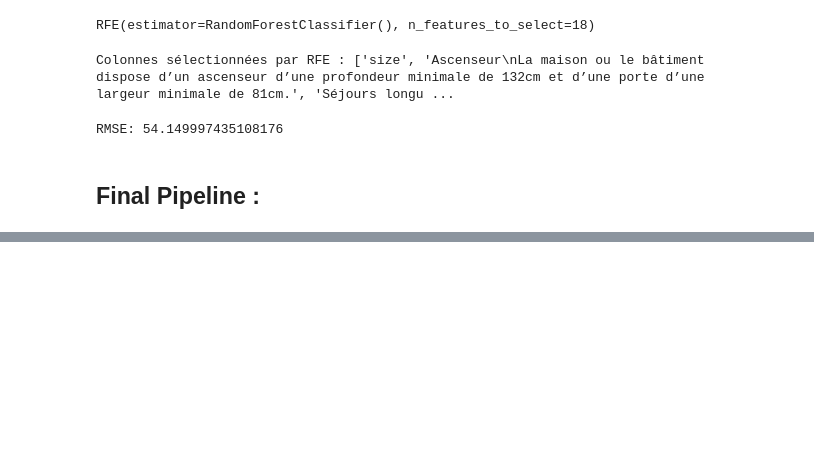
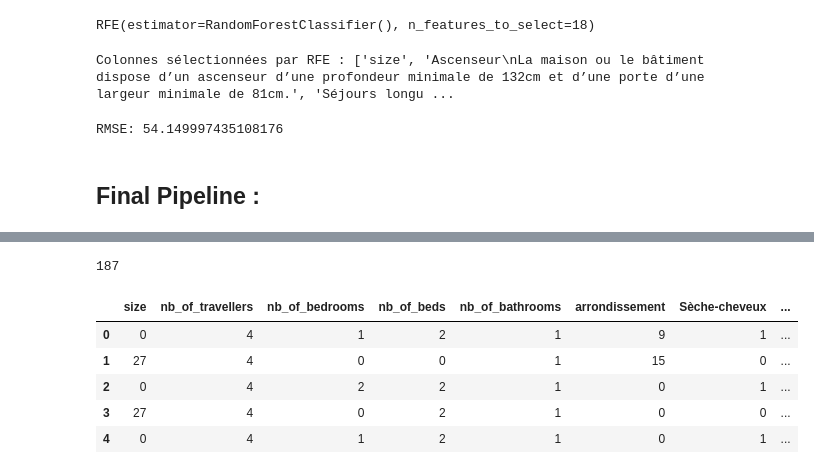
Before and after one commit to JuliusHayter/albert_project, a Jupyter notebook: notebooks/V1ML.ipynb, the cells around one changed output, grey strips where cells are left out. Saved outputs shown, nothing was run; the diff lists cells and outputs as text; code cells hidden in the pictures; blank space fills up the shorter version.

```diff
--- a/notebooks/V1ML.ipynb
+++ b/notebooks/V1ML.ipynb
@@ -546,0 +651,13 @@ Support Vector Regressor: R^2 = 0.02
+# %%
+df = map_and_combine_columns(df, 'Cuisinière à induction', 'cuisiniere à induction')
+df = map_and_combine_columns(df, 'Cuisinière électrique', 'cuisiniere electrique')
+df = map_and_combine_columns(df, 'Détecteur de fumée', 'detecteur de fumée')
+df = map_and_combine_columns(df, 'Espace de travail dédié', 'espace de travail')
+df = map_and_combine_columns(df, 'Four', 'four')
+df = map_and_combine_columns(df, 'Lave-linge', 'Lave linge')
+df = map_and_combine_columns(df, 'Lit parapluie', 'lit-parapluie')
+df = map_and_combine_columns(df, 'Lit pour bébé', 'lit pour bebe')
+df = map_and_combine_columns(df, 'Livres et jouets pour enfants', 'Livre / jouet')
+
+liste_column = df.columns.tolist()
+sorted(liste_column)
@@ -546,0 +682,11 @@ Support Vector Regressor: R^2 = 0.02
+# %%
+df = map_and_combine_columns(df, 'Réfrigérateur', 'refrigirateur')
+df = map_and_combine_columns(df, 'Savon pour le corps', 'Gel douche')
+df = map_and_combine_columns(df, 'Service de ménage', 'service de ménage disponible')
+df = map_and_combine_columns(df, 'Shampoing', 'shampoing')
+df = map_and_combine_columns(df, 'Système audio Bluetooth', 'systeme audio bluetooth')
+df = map_and_combine_columns(df, 'TV', 'Télévision')
+df = map_and_combine_columns(df, 'Wifi rapide', 'wifi')
+
+liste_column = df.columns.tolist()
+sorted(liste_column)
@@ -546,0 +711,8 @@ Support Vector Regressor: R^2 = 0.02
+# %%
+df = map_and_combine_columns(df, 'Stationnement payant', 'stationnement payant')
+df = map_and_combine_columns(df, 'Système audio', 'systeme audio')
+df = map_and_combine_columns(df, 'Chauffage', 'chauffage')
+
+
+liste_column = df.columns.tolist()
+sorted(liste_column)
@@ -546,0 +737,21 @@ Support Vector Regressor: R^2 = 0.02
+# %%
+len(liste_column)
+# %% [output]
+187
+# %%
+X = df.drop(columns='prix')
+# %%
+proportion_zeros = (X == 0).mean()
+
+colonnes_a_supprimer = proportion_zeros[proportion_zeros > 0.8].index
+
+df_reduit = X.drop(columns=colonnes_a_supprimer)
+
+df_reduit.head()
+# %% [output]
+|  | size | nb_of_travellers | nb_of_bedrooms | nb_of_beds | nb_of_bathrooms | arrondissement | Sèche-cheveux | ... |
+| 0 | 0 | 4 | 1 | 2 | 1 | 9 | 1 | ... |
+| 1 | 27 | 4 | 0 | 0 | 1 | 15 | 0 | ... |
+| 2 | 0 | 4 | 2 | 2 | 1 | 0 | 1 | ... |
+| 3 | 27 | 4 | 0 | 2 | 1 | 0 | 0 | ... |
+| 4 | 0 | 4 | 1 | 2 | 1 | 0 | 1 | ... |
```
Also changed, not shown: parts of 18 cells of this notebook.
